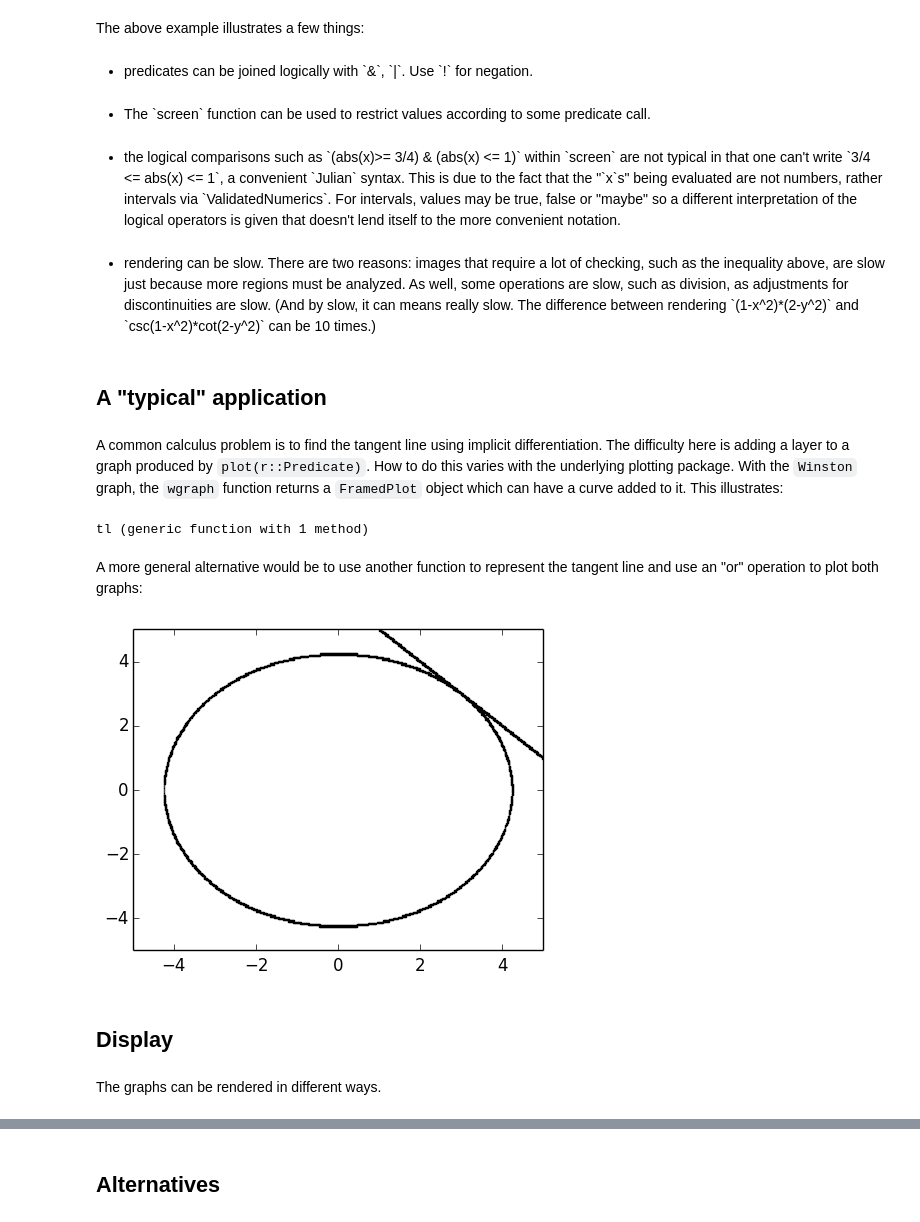
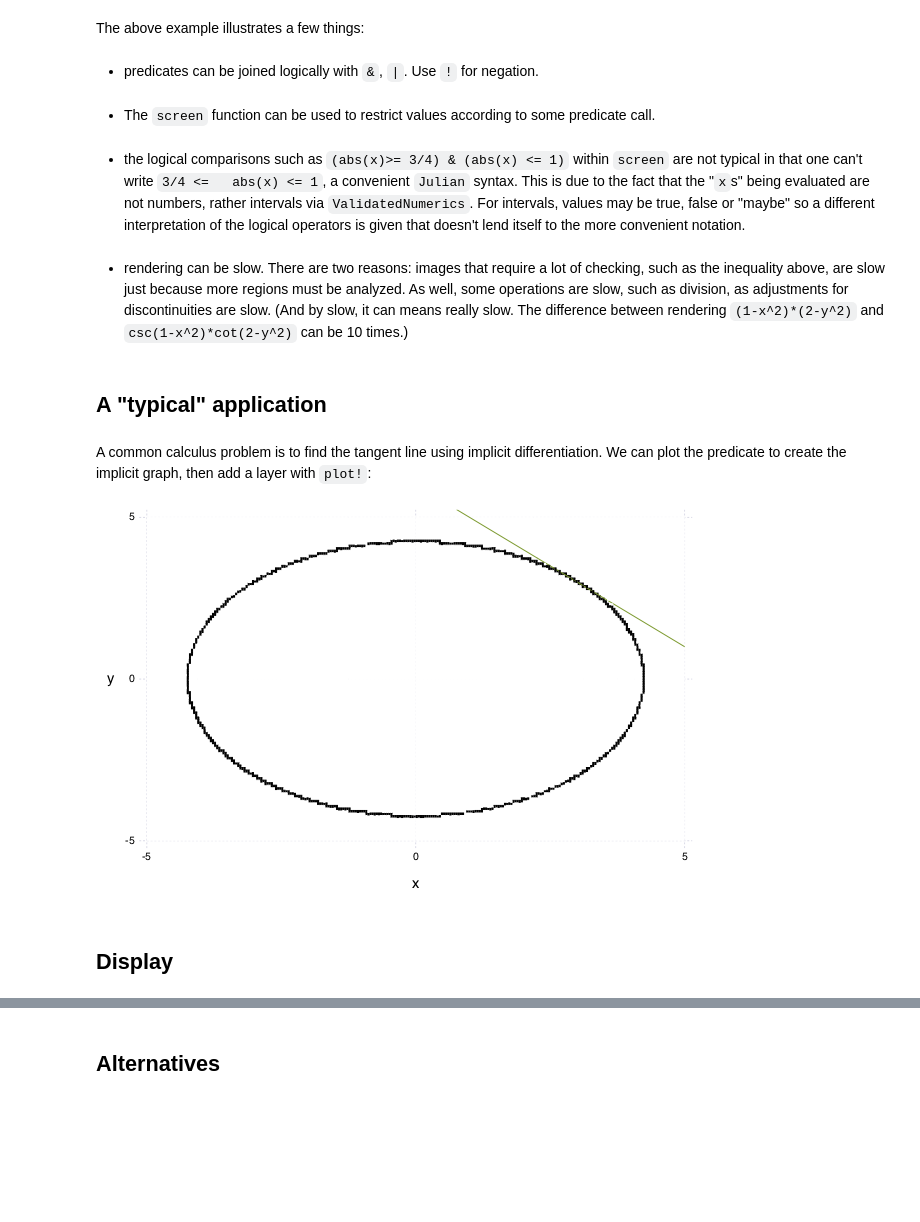
Before and after one commit to jverzani/ImplicitEquations.jl, a Jupyter notebook: docs/examples.ipynb, the cells around one changed output, grey strips where cells are left out. Cells and saved outputs as stored; diff of their text form; code cells hidden in the pictures; blank space fills up the shorter version.

```diff
--- a/docs/examples.ipynb
+++ b/docs/examples.ipynb
@@ -72,35 +69,35 @@ r = (f0==0) | (f1==0) | (f2== 0) | (f3==0) | (f4==0) | (f5==0)
 # %% [markdown]
 <p>The above example illustrates a few things:</p>
 # %% [markdown]
-<ul><li>predicates can be joined logically with `&`, `|`. Use `!` for negation.</li></ul>
+<ul>
+<li>predicates can be joined logically with <code>&amp;</code>, <code>|</code>. Use <code>&#33;</code> for negation.</li>
+</ul>
 # %% [markdown]
-<ul><li>The `screen` function can be used to restrict values according to some predicate call.</li></ul>
+<ul>
+<li>The <code>screen</code> function can be used to restrict values according to   some predicate call.</li>
+</ul>
 # %% [markdown]
-<ul><li>the logical comparisons such as `(abs(x)>= 3/4) & (abs(x) <= 1)` within `screen` are not typical in that one can't write `3/4 <= abs(x) <= 1`, a convenient `Julian` syntax. This is due to the fact that the "`x`s" being evaluated are not numbers, rather intervals via `ValidatedNumerics`. For intervals, values may be true, false or "maybe" so a different interpretation of the logical operators is given that doesn't lend itself to the more convenient notation.</li></ul>
+<ul>
+<li>the logical comparisons such as <code>&#40;abs&#40;x&#41;&gt;&#61; 3/4&#41; &amp; &#40;abs&#40;x&#41; &lt;&#61; 1&#41;</code>   within <code>screen</code> are not typical in that one can't write <code>3/4 &lt;&#61;   abs&#40;x&#41; &lt;&#61; 1</code>, a convenient <code>Julian</code> syntax. This is due to the fact that the "<code>x</code>s"   being evaluated are not numbers, rather intervals via   <code>ValidatedNumerics</code>. For intervals, values may be true, false or   "maybe" so a different interpretation of the logical operators is   given that doesn't lend itself to the more convenient notation.</li>
+</ul>
 # %% [markdown]
-<ul><li>rendering can be slow. There are two reasons: images that require a lot of checking, such as the inequality above, are slow just because more regions must be analyzed. As well, some operations are slow, such as division, as adjustments for discontinuities are slow. (And by slow, it can means really slow. The difference between rendering `(1-x^2)*(2-y^2)` and `csc(1-x^2)*cot(2-y^2)` can be 10 times.)</li></ul>
+<ul>
+<li>rendering can be slow. There are two reasons: images that require a   lot of checking, such as the inequality above, are slow just because   more regions must be analyzed. As well, some operations are slow,   such as division, as adjustments for discontinuities are slow. (And   by slow, it can means really slow. The difference between rendering   <code>&#40;1-x^2&#41;*&#40;2-y^2&#41;</code> and <code>csc&#40;1-x^2&#41;*cot&#40;2-y^2&#41;</code> can be 10 times.)</li>
+</ul>
 # %% [markdown]
 <h2>A "typical" application</h2>
-# %% [markdown]
-<p>A common calculus problem is to find the tangent line using implicit differentiation. The difficulty here is adding a layer to a graph produced by <code>plot(r::Predicate)</code>. How to do this varies with the underlying plotting package. With the <code>Winston</code> graph, the <code>wgraph</code> function returns a <code>FramedPlot</code> object which can have a curve added to it. This illustrates:</p>
+# %% [markdown]
+<p>A common calculus problem is to find the tangent line using implicit differentiation. We can plot the predicate to create the implicit graph, then add a layer with <code>plot&#33;</code>:</p>
 # %%
 f(x,y) = x^2 + y^2
-#p = wgraph(f == 2*3^2)       # this is Winston specific
-#xs = linspace(-5, 5)
-#add(p, Curve(xs, map(tl,xs))) # add to a Winston plot
+plot(f == 2*3^2)
+
+## now add tangent at (3,3)
 a,b = 3,3
 dydx(a,b) = -b/a             # implicit differentiate to get dy/dx =-y/x
 tl(x) = b + dydx(a,b)*(x-a)
+plot!(tl, -5, 5)
 # %% [output]
-tl (generic function with 1 method)
+[figure, added]
-# %% [markdown]
-<p>A more general alternative would be to use another function to represent the tangent line and use an "or" operation to plot both graphs:</p>
-# %%
-g(x,y) = y - tl(x)
-r = (f == 2*3^2) | (g == 0)
-# %% [output]
-[figure, removed]
 # %% [markdown]
 <h2>Display</h2>
-# %% [markdown]
-<p>The graphs can be rendered in different ways.</p>
```
Also changed, not shown: parts of 17 cells of this notebook, 14 other files.
